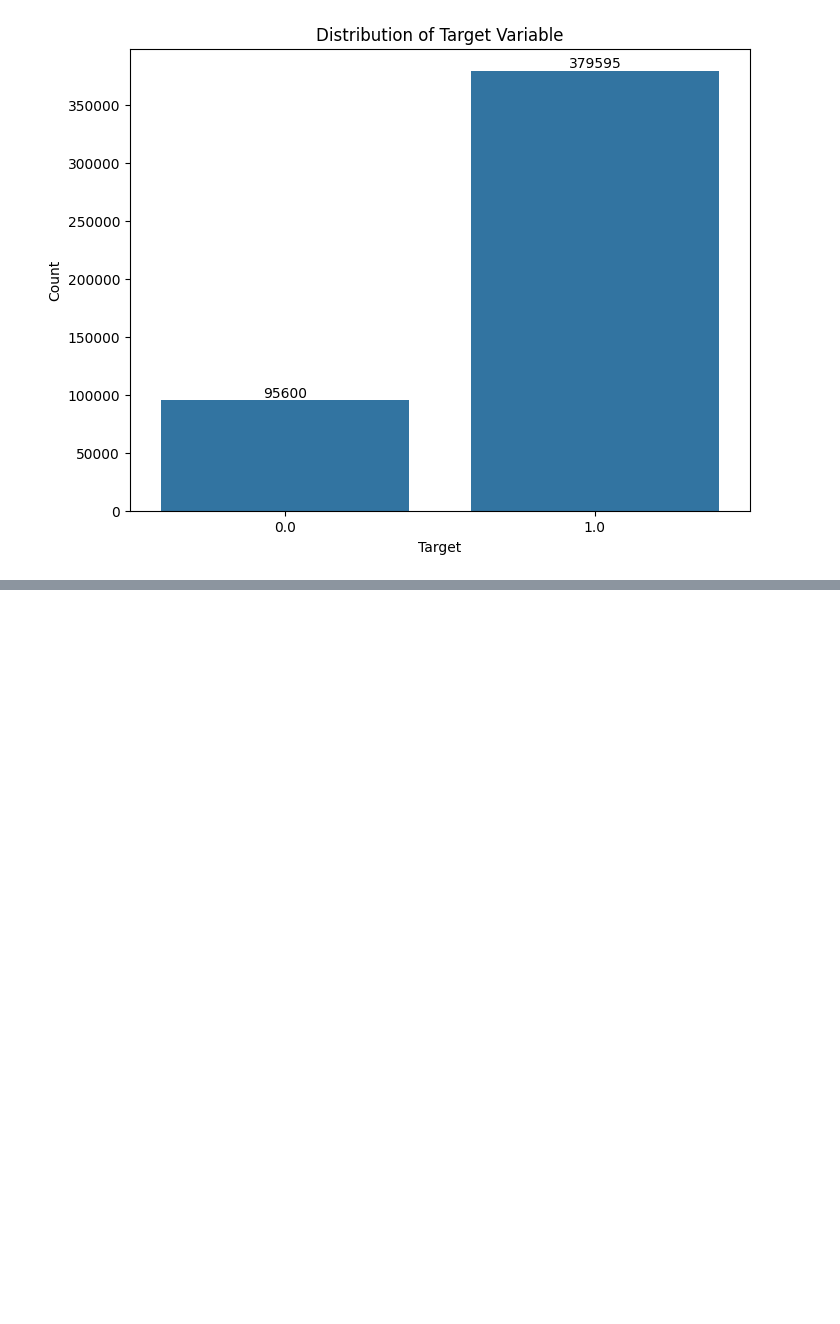
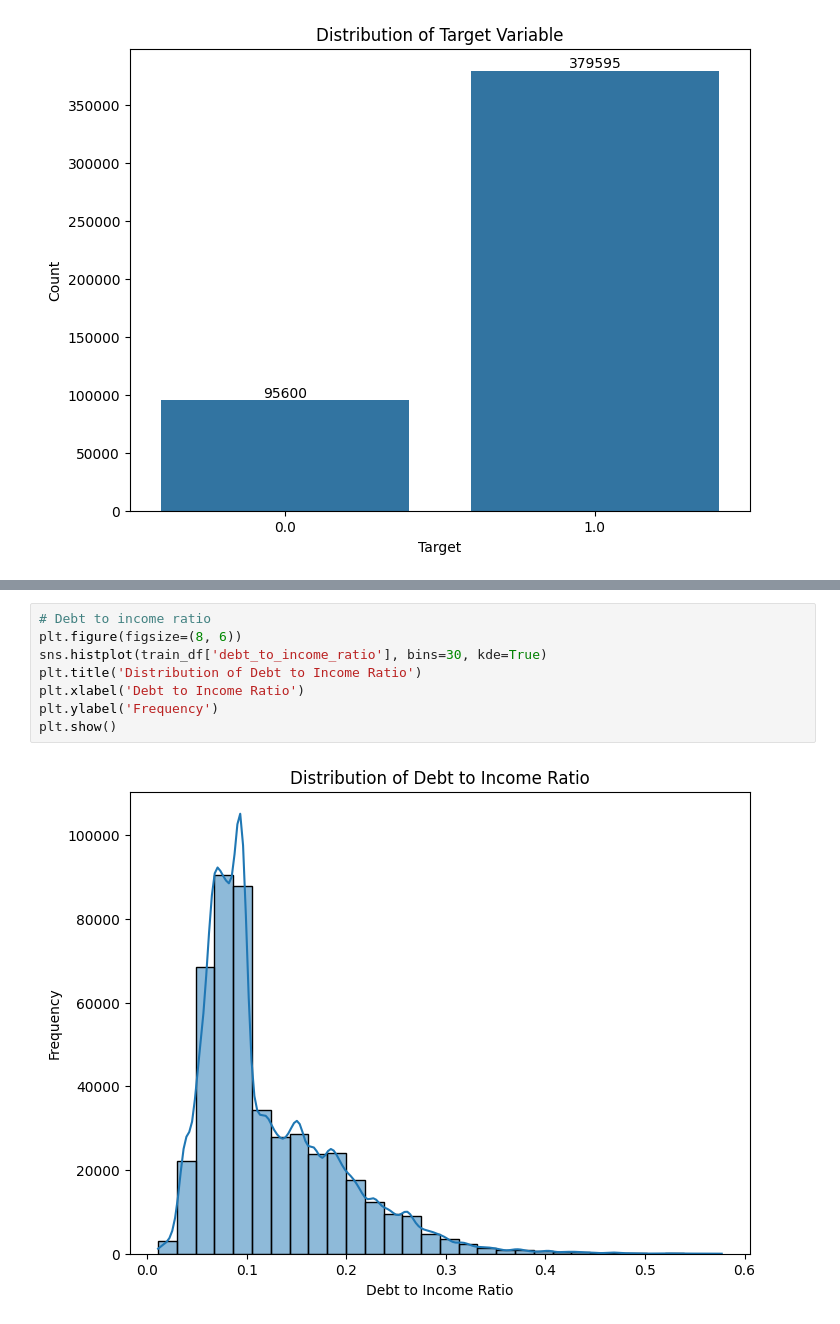
Before and after one commit to BCBeeravelly/mlops-loan-payback, a Jupyter notebook: notebooks/01_initial_eda.ipynb, the cells around one changed output, grey strips where cells are left out. Saved outputs shown, nothing was run; the diff lists cells and outputs as text; blank space fills up the shorter version.

```diff
--- a/notebooks/01_initial_eda.ipynb
+++ b/notebooks/01_initial_eda.ipynb
@@ -88,0 +143,10 @@ plt.show()
+# %%
+# Debt to income ratio
+plt.figure(figsize=(8, 6))
+sns.histplot(train_df['debt_to_income_ratio'], bins=30, kde=True)
+plt.title('Distribution of Debt to Income Ratio')
+plt.xlabel('Debt to Income Ratio')
+plt.ylabel('Frequency')
+plt.show()
+# %% [output]
+[figure, added]
```
Also changed, not shown: parts of 21 cells of this notebook.
